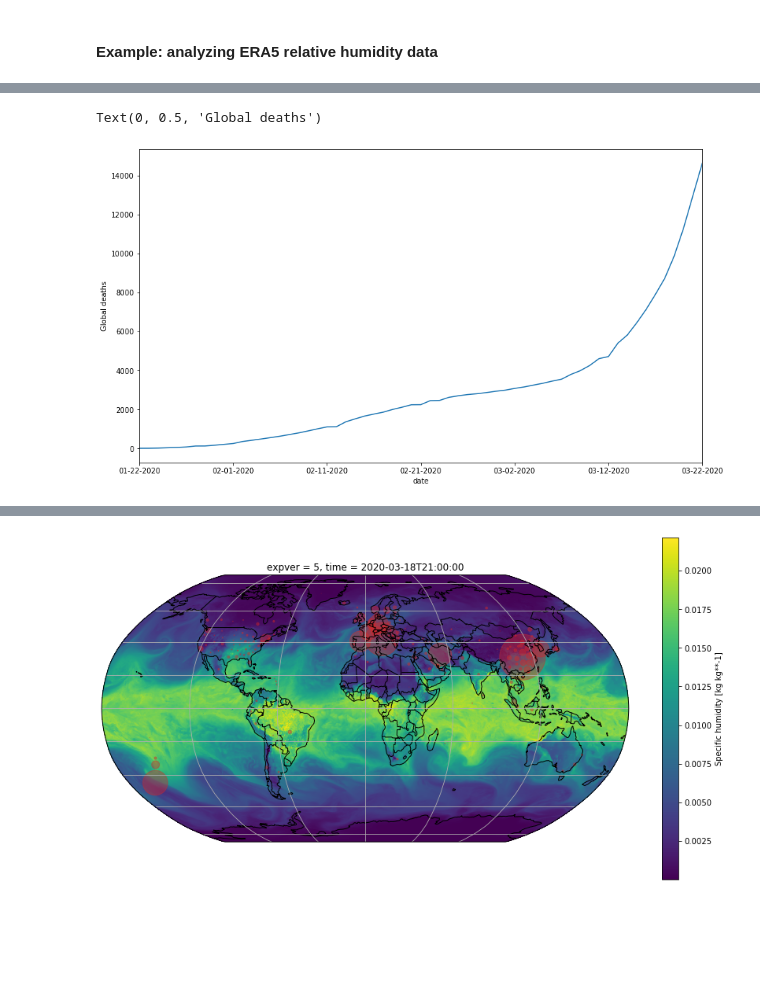
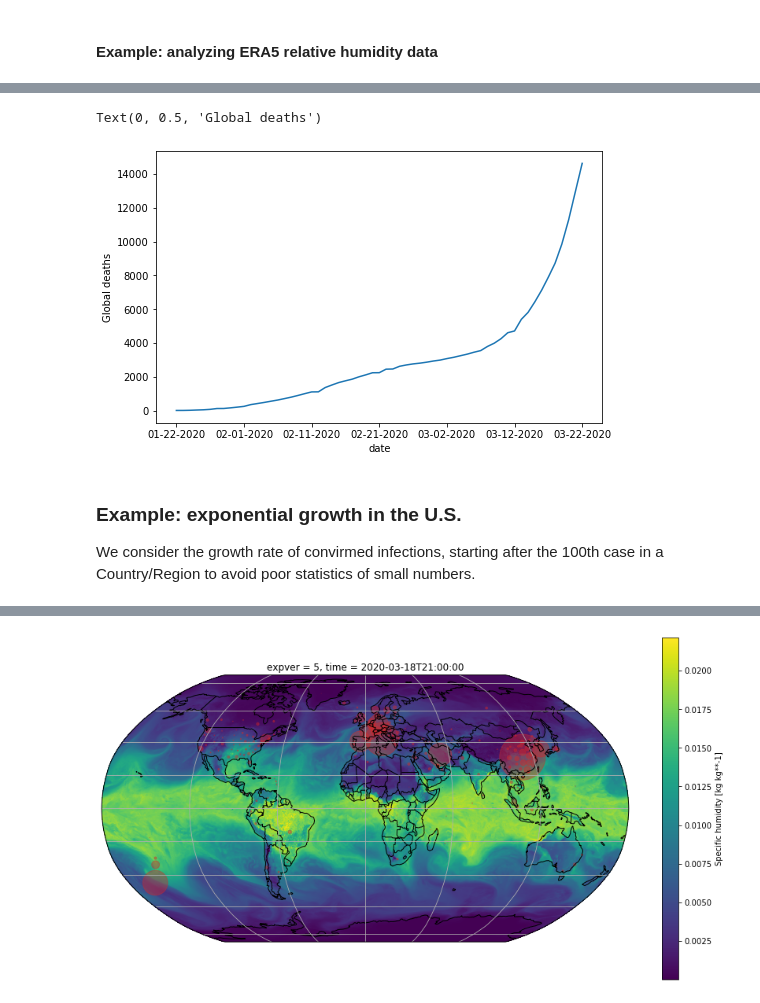
Before and after one commit to COVID-Weather/covid-environmental-factors, a Jupyter notebook: notebooks/0_exploratory_data_analysis.ipynb, the cells around one changed output, grey strips where cells are left out. Drawn from its saved outputs; the diff is of its cells as text; code cells hidden in the pictures; blank space fills up the shorter version.

```diff
--- a/notebooks/0_exploratory_data_analysis.ipynb
+++ b/notebooks/0_exploratory_data_analysis.ipynb
@@ -34,6 +45,11 @@ global_df = df.groupby('date').sum()
 # %%
+plt.figure(figsize=(8,5))
 global_df['Deaths'].plot(x="date")
 plt.ylabel("Global deaths")
 # %% [output]
 Text(0, 0.5, 'Global deaths')
-[figure, old version]
+[figure, new version]
+# %% [markdown]
+### Example: exponential growth in the U.S.
+
+We consider the growth rate of convirmed infections, starting after the 100th case in a Country/Region to avoid poor statistics of small numbers.
```
Also changed, not shown: parts of 11 cells of this notebook, 5 other files.
